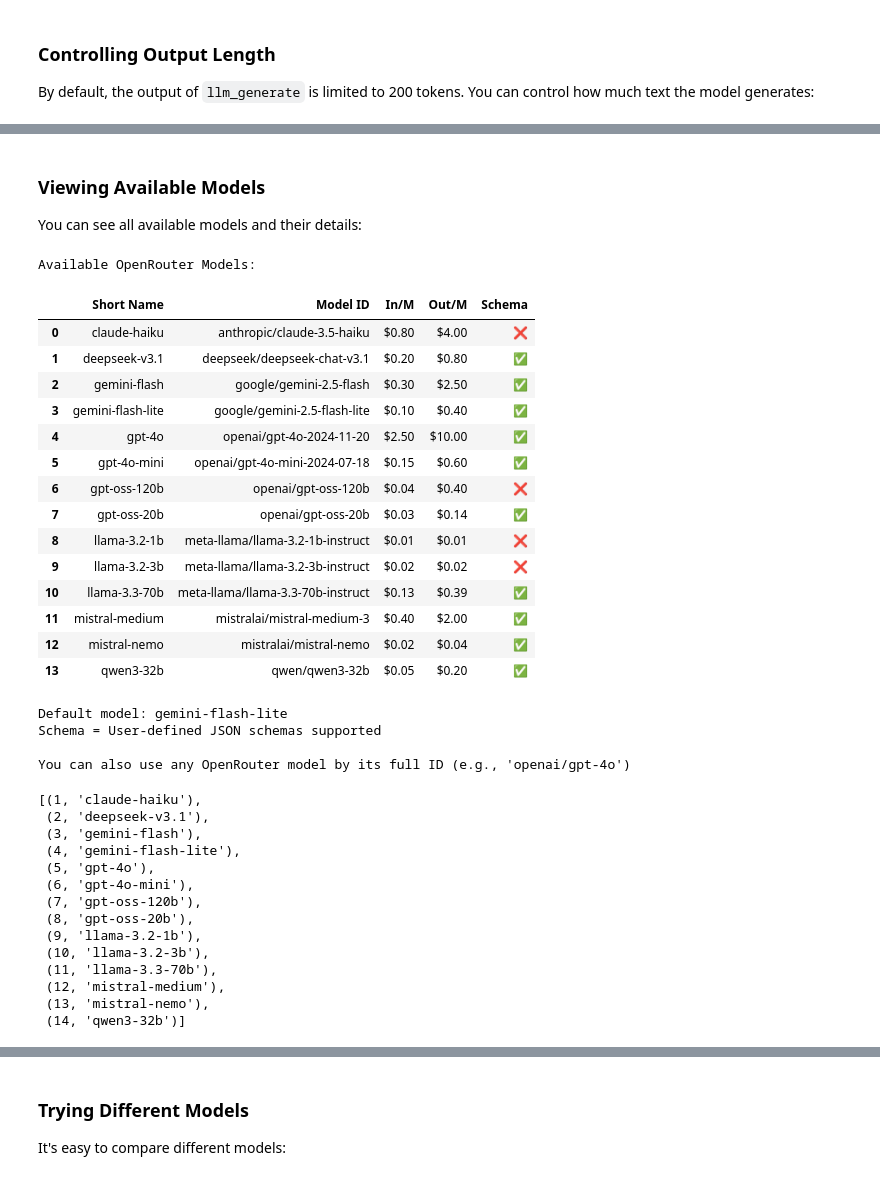
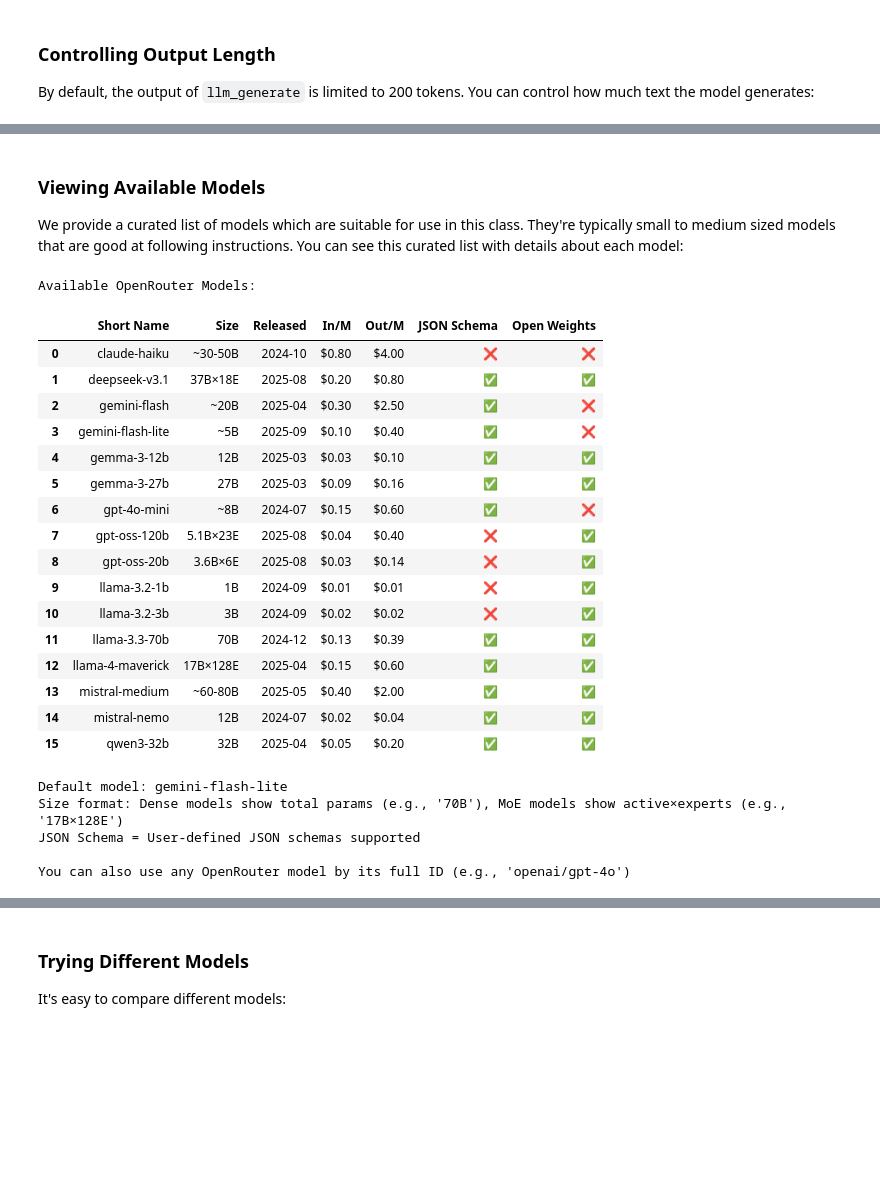
Before and after one commit to DataScienceUWL/DS776, a Jupyter notebook: Lessons/Lesson_07_Transformers_Intro/L07_1_Getting_Started.ipynb, the cells around one changed output, grey strips where cells are left out. Drawn from its saved outputs; the diff is of its cells as text; code cells hidden in the pictures; blank space fills up the shorter version.

```diff
--- a/Lessons/Lesson_07_Transformers_Intro/L07_1_Getting_Started.ipynb
+++ b/Lessons/Lesson_07_Transformers_Intro/L07_1_Getting_Started.ipynb
@@ -342,41 +426,33 @@ Arthur and Eleanor began to notice the strange occurrences. A key would be sligh
 # %% [markdown]
 ### Viewing Available Models
 
-You can see all available models and their details:
+We provide a curated list of models which are suitable for use in this class.  They're typically small to medium sized models that are good at following instructions.  You can see this curated list with details about each model:
 # %%
-llm_list_models()
+# Get model information dictionary
+models = llm_list_models()
+
+# The function displays the table and returns a dictionary with model details
 # %% [output]
 Available OpenRouter Models:
-|  | Short Name | Model ID | In/M | Out/M | Schema |
-| 0 | claude-haiku | anthropic/claude-3.5-haiku | $0.80 | $4.00 | ❌ |
-| 1 | deepseek-v3.1 | deepseek/deepseek-chat-v3.1 | $0.20 | $0.80 | ✅ |
-| 2 | gemini-flash | google/gemini-2.5-flash | $0.30 | $2.50 | ✅ |
-| 3 | gemini-flash-lite | google/gemini-2.5-flash-lite | $0.10 | $0.40 | ✅ |
-| 4 | gpt-4o | openai/gpt-4o-2024-11-20 | $2.50 | $10.00 | ✅ |
-| 5 | gpt-4o-mini | openai/gpt-4o-mini-2024-07-18 | $0.15 | $0.60 | ✅ |
-| 6 | gpt-oss-120b | openai/gpt-oss-120b | $0.04 | $0.40 | ❌ |
-| 7 | gpt-oss-20b | openai/gpt-oss-20b | $0.03 | $0.14 | ✅ |
-| 8 | llama-3.2-1b | meta-llama/llama-3.2-1b-instruct | $0.01 | $0.01 | ❌ |
-| 9 | llama-3.2-3b | meta-llama/llama-3.2-3b-instruct | $0.02 | $0.02 | ❌ |
-| 10 | llama-3.3-70b | meta-llama/llama-3.3-70b-instruct | $0.13 | $0.39 | ✅ |
-| 11 | mistral-medium | mistralai/mistral-medium-3 | $0.40 | $2.00 | ✅ |
-| 12 | mistral-nemo | mistralai/mistral-nemo | $0.02 | $0.04 | ✅ |
-| 13 | qwen3-32b | qwen/qwen3-32b | $0.05 | $0.20 | ✅ |
+|  | Short Name | Size | Released | In/M | Out/M | JSON Schema | Open Weights |
+| 0 | claude-haiku | ~30-50B | 2024-10 | $0.80 | $4.00 | ❌ | ❌ |
+| 1 | deepseek-v3.1 | 37B×18E | 2025-08 | $0.20 | $0.80 | ✅ | ✅ |
+| 2 | gemini-flash | ~20B | 2025-04 | $0.30 | $2.50 | ✅ | ❌ |
+| 3 | gemini-flash-lite | ~5B | 2025-09 | $0.10 | $0.40 | ✅ | ❌ |
+| 4 | gemma-3-12b | 12B | 2025-03 | $0.03 | $0.10 | ✅ | ✅ |
+| 5 | gemma-3-27b | 27B | 2025-03 | $0.09 | $0.16 | ✅ | ✅ |
+| 6 | gpt-4o-mini | ~8B | 2024-07 | $0.15 | $0.60 | ✅ | ❌ |
+| 7 | gpt-oss-120b | 5.1B×23E | 2025-08 | $0.04 | $0.40 | ❌ | ✅ |
+| 8 | gpt-oss-20b | 3.6B×6E | 2025-08 | $0.03 | $0.14 | ❌ | ✅ |
+| 9 | llama-3.2-1b | 1B | 2024-09 | $0.01 | $0.01 | ❌ | ✅ |
+| 10 | llama-3.2-3b | 3B | 2024-09 | $0.02 | $0.02 | ❌ | ✅ |
+| 11 | llama-3.3-70b | 70B | 2024-12 | $0.13 | $0.39 | ✅ | ✅ |
+| 12 | llama-4-maverick | 17B×128E | 2025-04 | $0.15 | $0.60 | ✅ | ✅ |
+| 13 | mistral-medium | ~60-80B | 2025-05 | $0.40 | $2.00 | ✅ | ✅ |
+| 14 | mistral-nemo | 12B | 2024-07 | $0.02 | $0.04 | ✅ | ✅ |
+| 15 | qwen3-32b | 32B | 2025-04 | $0.05 | $0.20 | ✅ | ✅ |
 Default model: gemini-flash-lite
-Schema = User-defined JSON schemas supported
+Size format: Dense models show total params (e.g., '70B'), MoE models show active×experts (e.g., '17B×128E')
+JSON Schema = User-defined JSON schemas supported
 
 You can also use any OpenRouter model by its full ID (e.g., 'openai/gpt-4o')
-[(1, 'claude-haiku'),
- (2, 'deepseek-v3.1'),
- (3, 'gemini-flash'),
- (4, 'gemini-flash-lite'),
- (5, 'gpt-4o'),
- (6, 'gpt-4o-mini'),
- (7, 'gpt-oss-120b'),
- (8, 'gpt-oss-20b'),
- (9, 'llama-3.2-1b'),
- (10, 'llama-3.2-3b'),
- (11, 'llama-3.3-70b'),
- (12, 'mistral-medium'),
- (13, 'mistral-nemo'),
- (14, 'qwen3-32b')]
```
Also changed, not shown: parts of 15 cells of this notebook, 7 other files.
